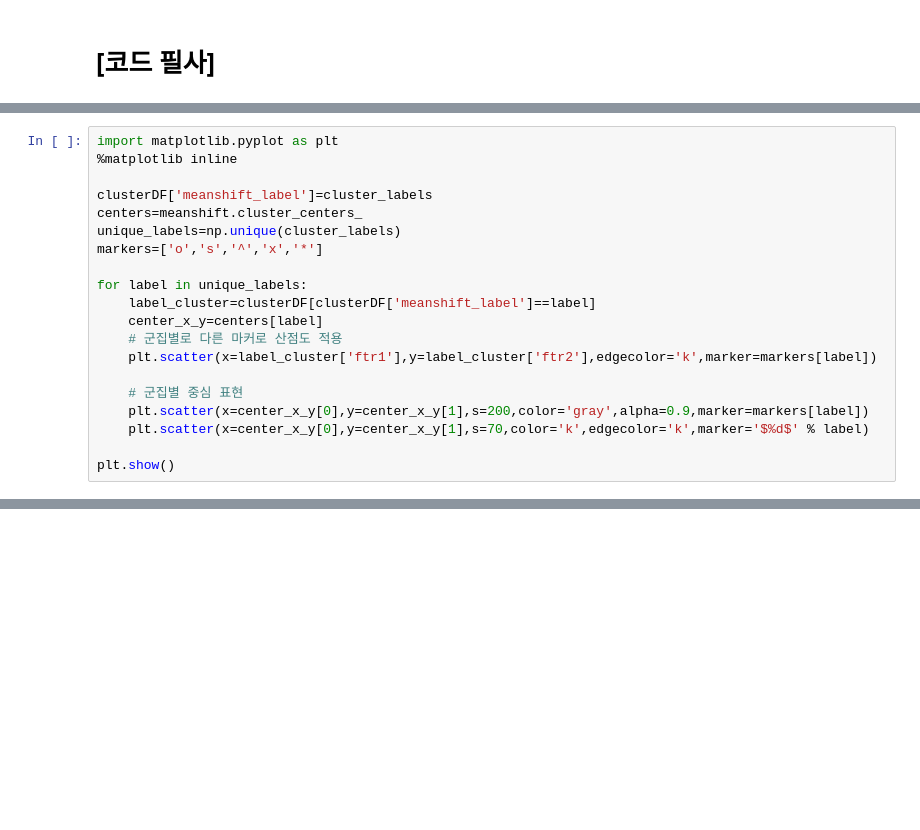
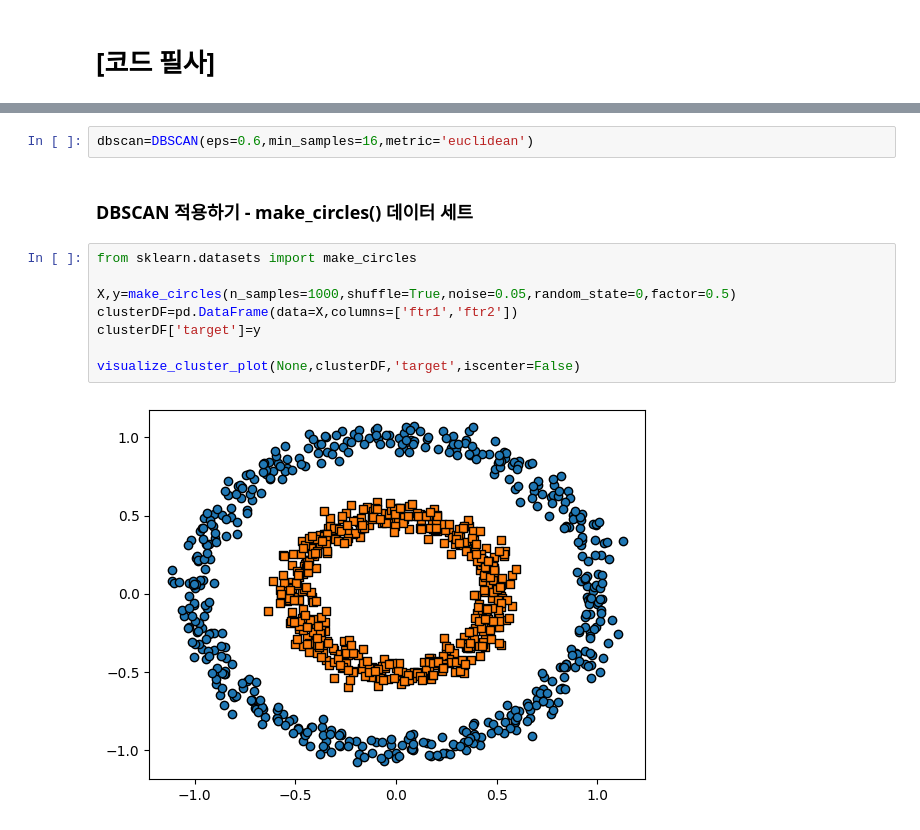
Before and after one commit to ys23-lys/ESAA, a Jupyter notebook: ESAA_YB_WEEK13_필사.ipynb, the cells around one changed output, grey strips where cells are left out. Saved outputs shown, nothing was run; the diff lists cells and outputs as text; blank space fills up the shorter version.

```diff
--- a/ESAA_YB_WEEK13_필사.ipynb
+++ b/ESAA_YB_WEEK13_필사.ipynb
@@ -119,20 +94,0 @@ cluster_centers_: 군집 중심 좌표 표시
-# %%
-import matplotlib.pyplot as plt
-%matplotlib inline
-
-clusterDF['meanshift_label']=cluster_labels
-centers=meanshift.cluster_centers_
-unique_labels=np.unique(cluster_labels)
-markers=['o','s','^','x','*']
-
-for label in unique_labels:
-    label_cluster=clusterDF[clusterDF['meanshift_label']==label]
-    center_x_y=centers[label]
-    # 군집별로 다른 마커로 산점도 적용
-    plt.scatter(x=label_cluster['ftr1'],y=label_cluster['ftr2'],edgecolor='k',marker=markers[label])
-
-    # 군집별 중심 표현
-    plt.scatter(x=center_x_y[0],y=center_x_y[1],s=200,color='gray',alpha=0.9,marker=markers[label])
-    plt.scatter(x=center_x_y[0],y=center_x_y[1],s=70,color='k',edgecolor='k',marker='$%d$' % label)
-
-plt.show()
@@ -312,0 +225,14 @@ Name: count, dtype: int64
+# %%
+dbscan=DBSCAN(eps=0.6,min_samples=16,metric='euclidean')
+# %% [markdown]
+### DBSCAN 적용하기 - make_circles() 데이터 세트
+# %%
+from sklearn.datasets import make_circles
+
+X,y=make_circles(n_samples=1000,shuffle=True,noise=0.05,random_state=0,factor=0.5)
+clusterDF=pd.DataFrame(data=X,columns=['ftr1','ftr2'])
+clusterDF['target']=y
+
+visualize_cluster_plot(None,clusterDF,'target',iscenter=False)
+# %% [output]
+[figure, added]
```
Also changed, not shown: parts of 62 cells of this notebook.
